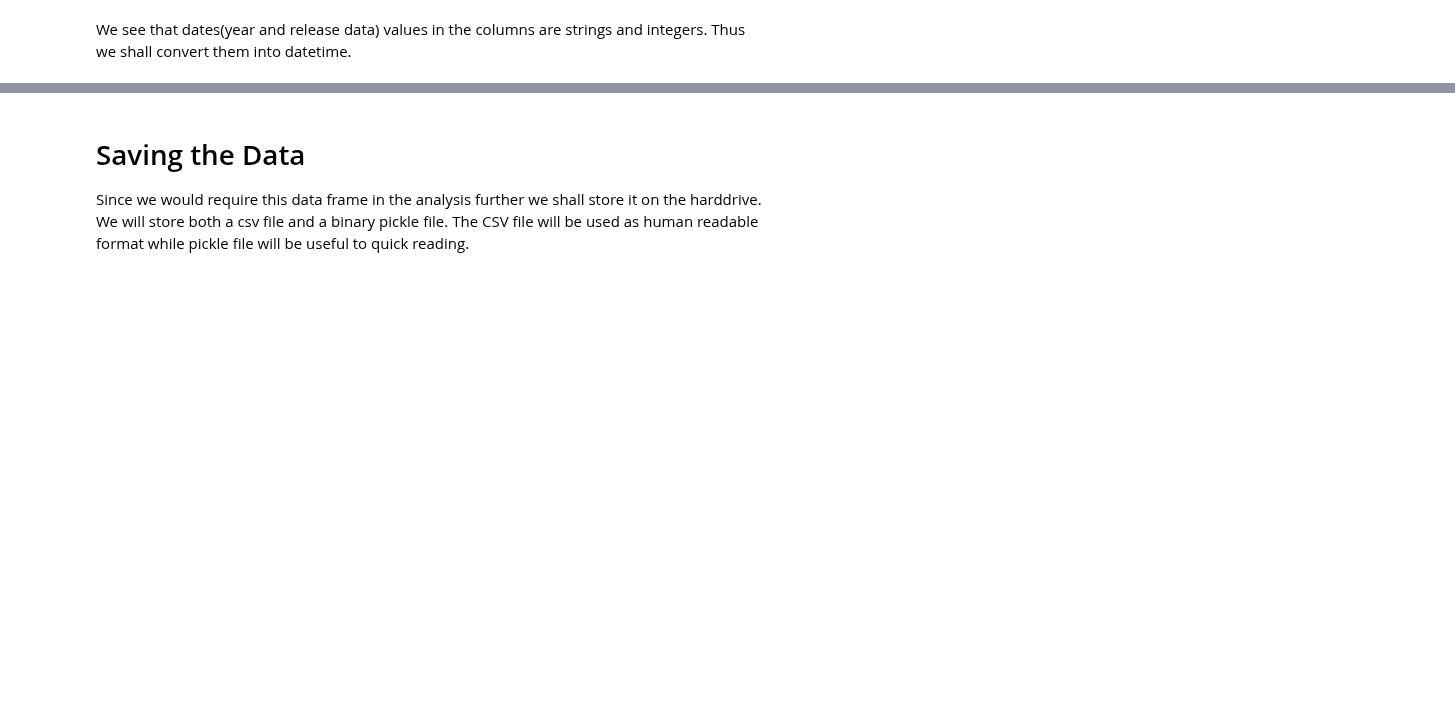
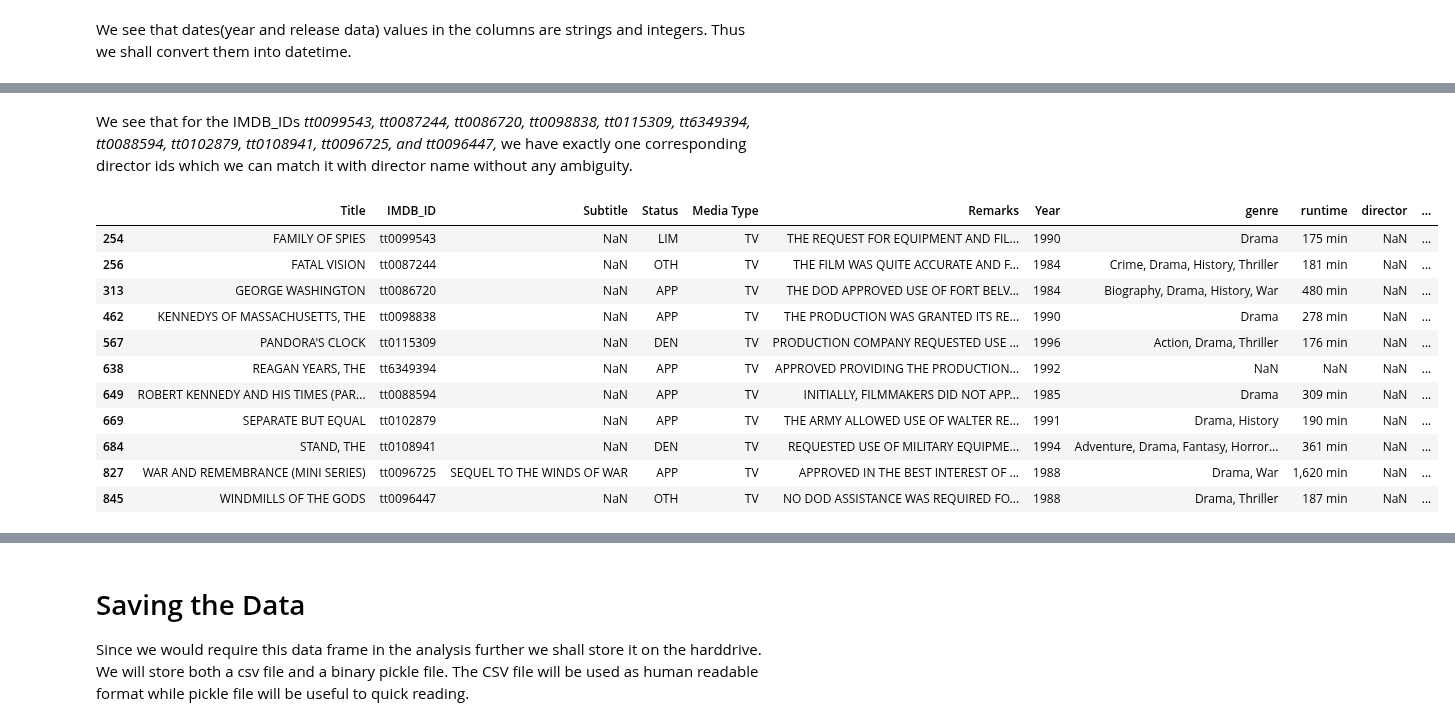
Before and after one commit to ravinitheshreddy/SubtlePropaganda, a Jupyter notebook: data_aggregation.ipynb, the cells around one changed output, grey strips where cells are left out. Drawn from its saved outputs; the diff is of its cells as text; code cells hidden in the pictures; blank space fills up the shorter version.

```diff
--- a/data_aggregation.ipynb
+++ b/data_aggregation.ipynb
@@ -141,0 +205,18 @@ dod_movies_with_addl_data
+# %% [markdown]
+We see that for the IMDB_IDs _tt0099543, tt0087244, tt0086720, tt0098838, tt0115309, tt6349394, tt0088594, tt0102879, tt0108941, tt0096725, and tt0096447,_ we have exactly one corresponding director ids which we can match it with director name without any ambiguity.
+# %%
+imdb_ids_for_one_director_id = ['tt0099543', 'tt0087244', 'tt0086720', 'tt0098838', 'tt0115309', 'tt6349394', 'tt0088594', 'tt0102879', 'tt0108941', 'tt0096725', 'tt0096447']
+dod_movies_with_addl_data_with_directors.loc[(dod_movies_with_addl_data_with_directors.director.isna()) & (dod_movies_with_addl_data_with_directors.directors.notna()) & (dod_movies_with_addl_data_with_directors.IMDB_ID.isin(imdb_ids_for_one_director_id))]
+# %% [output]
+|  | Title | IMDB_ID | Subtitle | Status | Media Type | Remarks | Year | genre | runtime | director | ... |
+| 254 | FAMILY OF SPIES | tt0099543 | NaN | LIM | TV | THE REQUEST FOR EQUIPMENT AND FIL... | 1990 | Drama | 175 min | NaN | ... |
+| 256 | FATAL VISION | tt0087244 | NaN | OTH | TV | THE FILM WAS QUITE ACCURATE AND F... | 1984 | Crime, Drama, History, Thriller | 181 min | NaN | ... |
+| 313 | GEORGE WASHINGTON | tt0086720 | NaN | APP | TV | THE DOD APPROVED USE OF FORT BELV... | 1984 | Biography, Drama, History, War | 480 min | NaN | ... |
+| 462 | KENNEDYS OF MASSACHUSETTS, THE | tt0098838 | NaN | APP | TV | THE PRODUCTION WAS GRANTED ITS RE... | 1990 | Drama | 278 min | NaN | ... |
+| 567 | PANDORA'S CLOCK | tt0115309 | NaN | DEN | TV | PRODUCTION COMPANY REQUESTED USE ... | 1996 | Action, Drama, Thriller | 176 min | NaN | ... |
+| 638 | REAGAN YEARS, THE | tt6349394 | NaN | APP | TV | APPROVED PROVIDING THE PRODUCTION... | 1992 | NaN | NaN | NaN | ... |
+| 649 | ROBERT KENNEDY AND HIS TIMES (PAR... | tt0088594 | NaN | APP | TV | INITIALLY, FILMMAKERS DID NOT APP... | 1985 | Drama | 309 min | NaN | ... |
+| 669 | SEPARATE BUT EQUAL | tt0102879 | NaN | APP | TV | THE ARMY ALLOWED USE OF WALTER RE... | 1991 | Drama, History | 190 min | NaN | ... |
+| 684 | STAND, THE | tt0108941 | NaN | DEN | TV | REQUESTED USE OF MILITARY EQUIPME... | 1994 | Adventure, Drama, Fantasy, Horror... | 361 min | NaN | ... |
+| 827 | WAR AND REMEMBRANCE (MINI SERIES) | tt0096725 | SEQUEL TO THE WINDS OF WAR | APP | TV | APPROVED IN THE BEST INTEREST OF ... | 1988 | Drama, War | 1,620 min | NaN | ... |
+| 845 | WINDMILLS OF THE GODS | tt0096447 | NaN | OTH | TV | NO DOD ASSISTANCE WAS REQUIRED FO... | 1988 | Drama, Thriller | 187 min | NaN | ... |
```
Also changed, not shown: parts of 12 cells of this notebook, 2 other files.
